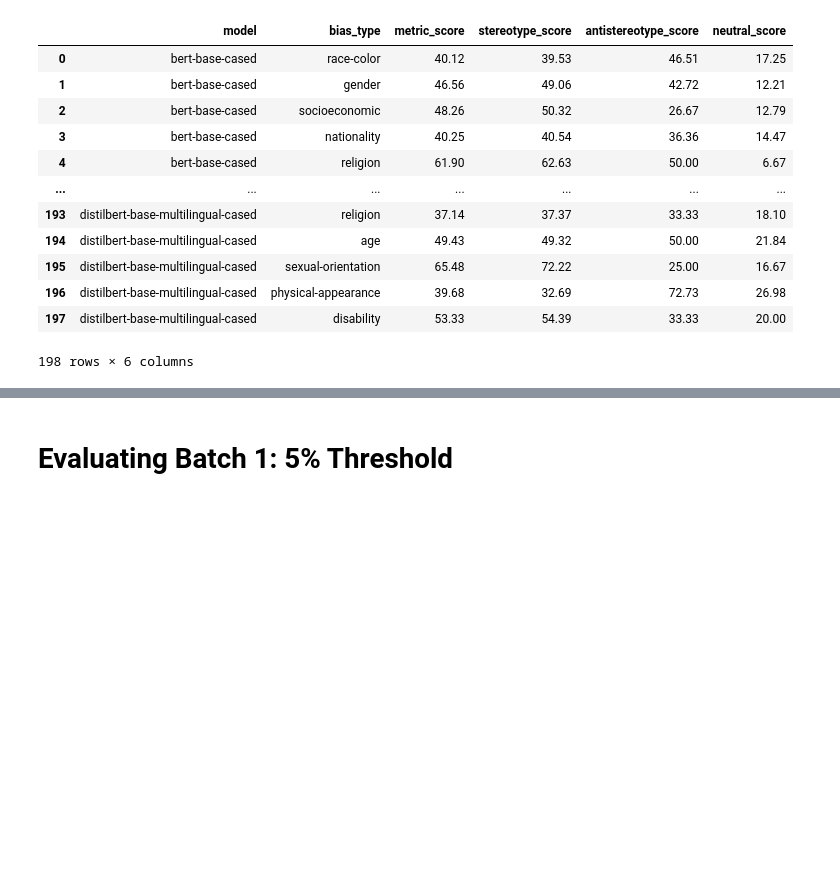
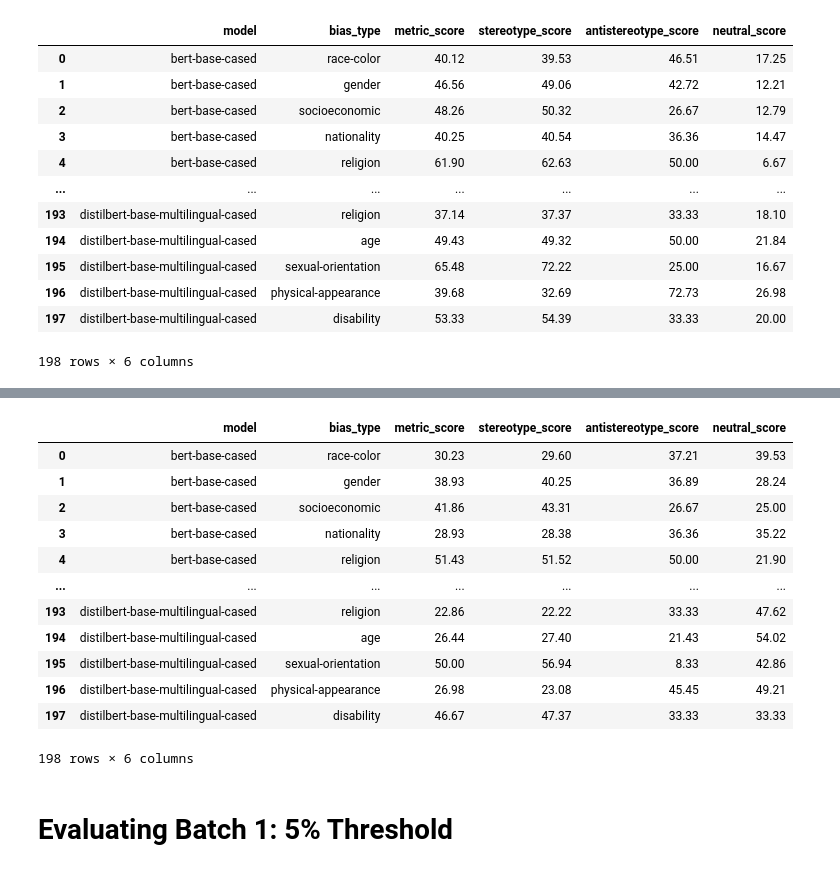
Before and after one commit to laramurphyyx/Visualisation-Tool-for-Social-Bias-in-NLP-Models, a Jupyter notebook: Evaluating Models with Thresholds.ipynb, the cells around one changed output, grey strips where cells are left out. Drawn from its saved outputs; the diff is of its cells as text; code cells hidden in the pictures; blank space fills up the shorter version.

```diff
--- a/Evaluating Models with Thresholds.ipynb
+++ b/Evaluating Models with Thresholds.ipynb
@@ -590,0 +1044,16 @@ social_bias_dataframe.to_csv('social_bias_scores_threshold1.csv')
+# %%
+social_bias_dataframe
+# %% [output]
+|  | model | bias_type | metric_score | stereotype_score | antistereotype_score | neutral_score |
+| 0 | bert-base-cased | race-color | 30.23 | 29.60 | 37.21 | 39.53 |
+| 1 | bert-base-cased | gender | 38.93 | 40.25 | 36.89 | 28.24 |
+| 2 | bert-base-cased | socioeconomic | 41.86 | 43.31 | 26.67 | 25.00 |
+| 3 | bert-base-cased | nationality | 28.93 | 28.38 | 36.36 | 35.22 |
+| 4 | bert-base-cased | religion | 51.43 | 51.52 | 50.00 | 21.90 |
+| ... | ... | ... | ... | ... | ... | ... |
+| 193 | distilbert-base-multilingual-cased | religion | 22.86 | 22.22 | 33.33 | 47.62 |
+| 194 | distilbert-base-multilingual-cased | age | 26.44 | 27.40 | 21.43 | 54.02 |
+| 195 | distilbert-base-multilingual-cased | sexual-orientation | 50.00 | 56.94 | 8.33 | 42.86 |
+| 196 | distilbert-base-multilingual-cased | physical-appearance | 26.98 | 23.08 | 45.45 | 49.21 |
+| 197 | distilbert-base-multilingual-cased | disability | 46.67 | 47.37 | 33.33 | 33.33 |
+198 rows × 6 columns
```
Also changed, not shown: parts of 27 cells of this notebook, 1 other file.
